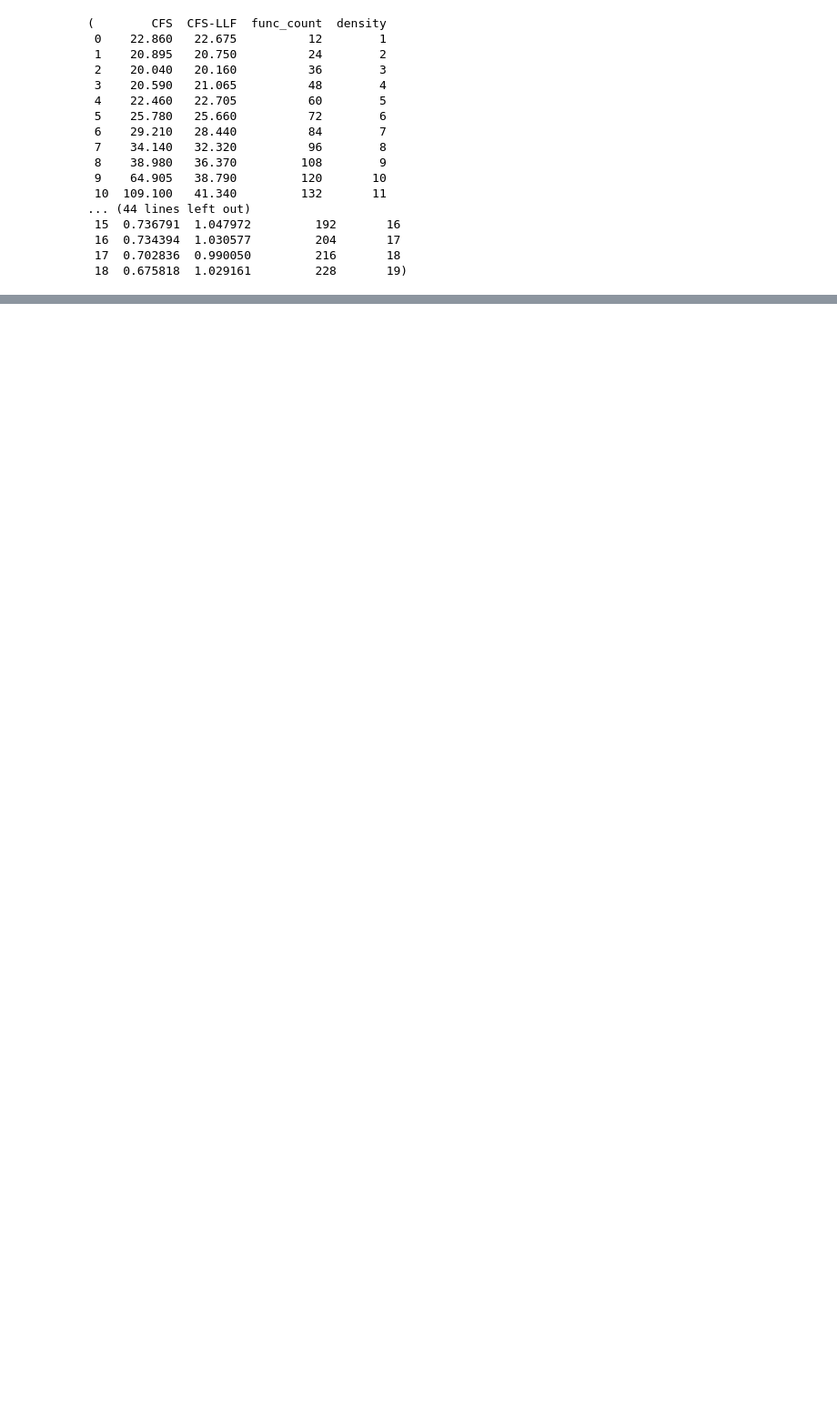
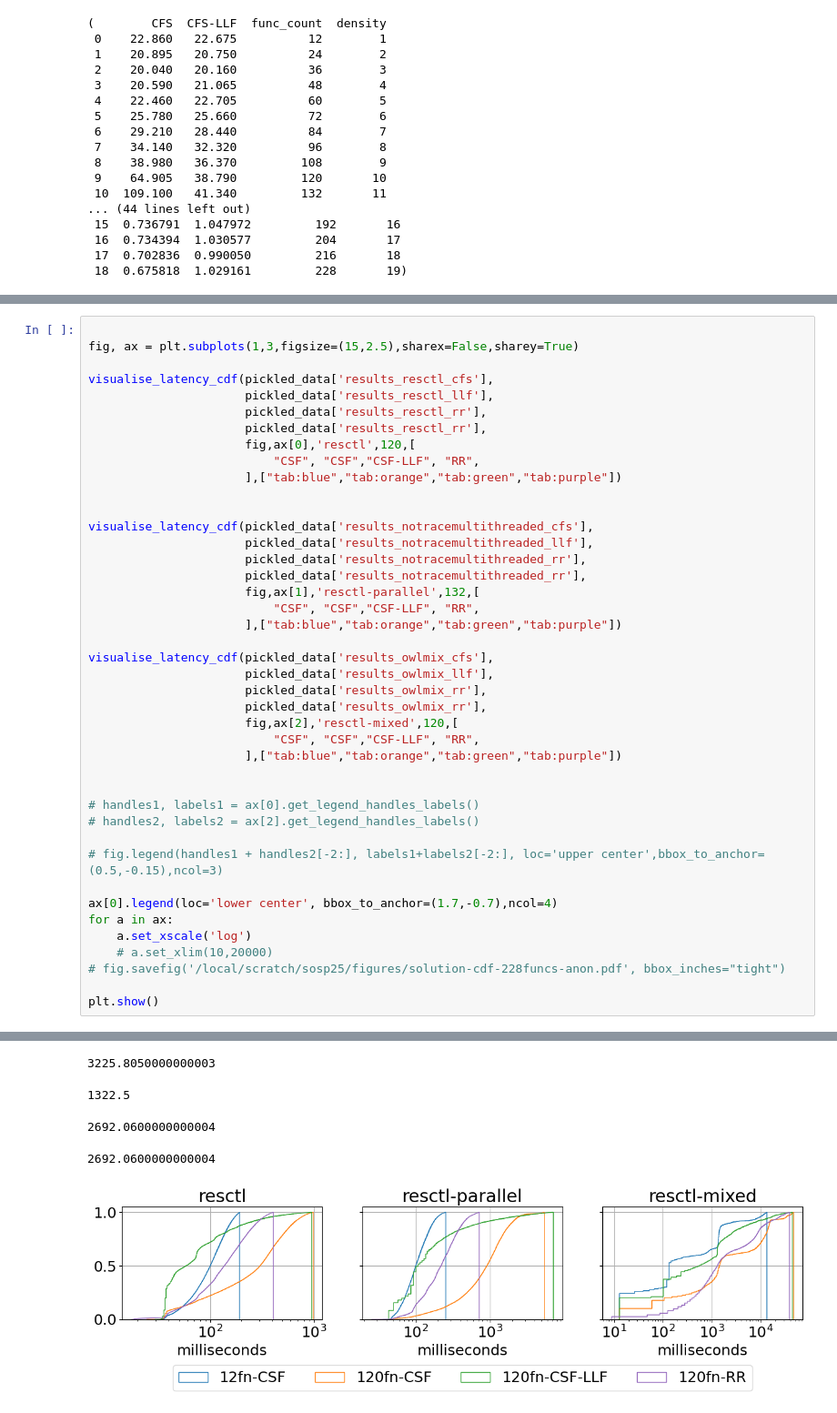
Before and after one commit to isstaif/CFS-LLF_main, a Jupyter notebook: notebooks/Host efficiency (results).ipynb, the cells around one changed output, grey strips where cells are left out. Shown at 91% size. Cells and saved outputs as stored; diff of their text form; blank space fills up the shorter version.

```diff
--- a/notebooks/Host efficiency (results).ipynb
+++ b/notebooks/Host efficiency (results).ipynb
@@ -643,0 +960,43 @@ for a in ax:
+# %%
+
+fig, ax = plt.subplots(1,3,figsize=(15,2.5),sharex=False,sharey=True)
+
+visualise_latency_cdf(pickled_data['results_resctl_cfs'],
+                      pickled_data['results_resctl_llf'],
+                      pickled_data['results_resctl_rr'],
+                      pickled_data['results_resctl_rr'],
+                      fig,ax[0],'resctl',120,[
+                          "CSF", "CSF","CSF-LLF", "RR",
+                      ],["tab:blue","tab:orange","tab:green","tab:purple"])
+
+
+visualise_latency_cdf(pickled_data['results_notracemultithreaded_cfs'],
+                      pickled_data['results_notracemultithreaded_llf'],
+                      pickled_data['results_notracemultithreaded_rr'],
+                      pickled_data['results_notracemultithreaded_rr'],
+                      fig,ax[1],'resctl-parallel',132,[
+                          "CSF", "CSF","CSF-LLF", "RR",
+                      ],["tab:blue","tab:orange","tab:green","tab:purple"])
+
+visualise_latency_cdf(pickled_data['results_owlmix_cfs'],
+                      pickled_data['results_owlmix_llf'],
+                      pickled_data['results_owlmix_rr'],
+                      pickled_data['results_owlmix_rr'],
+                      fig,ax[2],'resctl-mixed',120,[
+                          "CSF", "CSF","CSF-LLF", "RR",
+                      ],["tab:blue","tab:orange","tab:green","tab:purple"])
+
+
+# handles1, labels1 = ax[0].get_legend_handles_labels()
+# handles2, labels2 = ax[2].get_legend_handles_labels()
+
+# fig.legend(handles1 + handles2[-2:], labels1+labels2[-2:], loc='upper center',bbox_to_anchor=(0.5,-0.15),ncol=3)
+
+ax[0].legend(loc='lower center', bbox_to_anchor=(1.7,-0.7),ncol=4)
+for a in ax:
+    a.set_xscale('log')
+    # a.set_xlim(10,20000)
+# fig.savefig('/local/scratch/sosp25/figures/solution-cdf-228funcs-anon.pdf', bbox_inches="tight")
+
+plt.show()
+# %% [output]
@@ -643,0 +1011,5 @@ for a in ax:
+3225.8050000000003
+1322.5
+2692.0600000000004
+2692.0600000000004
+[figure, added]
```
Also changed, not shown: parts of 10 cells of this notebook, 16 other files.
